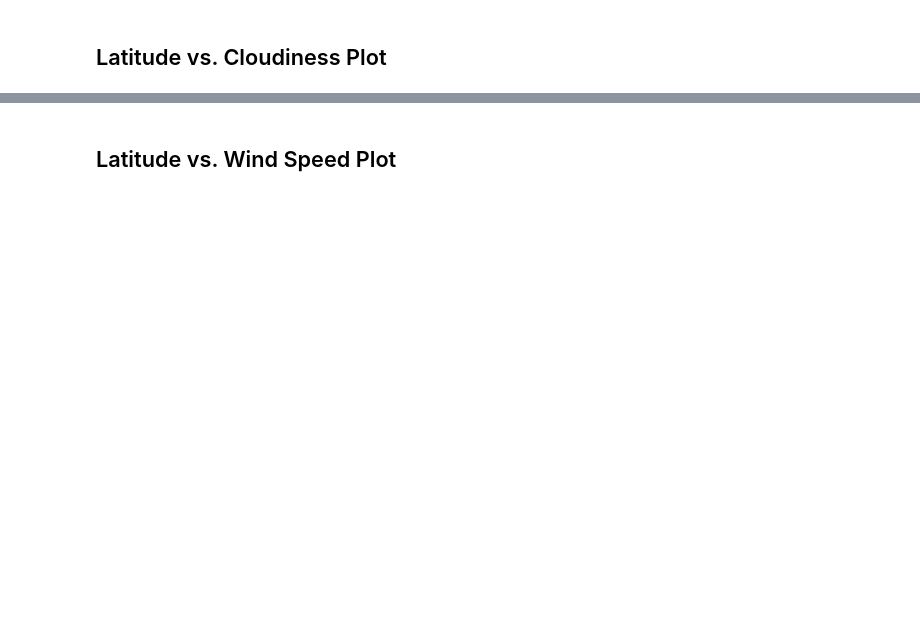
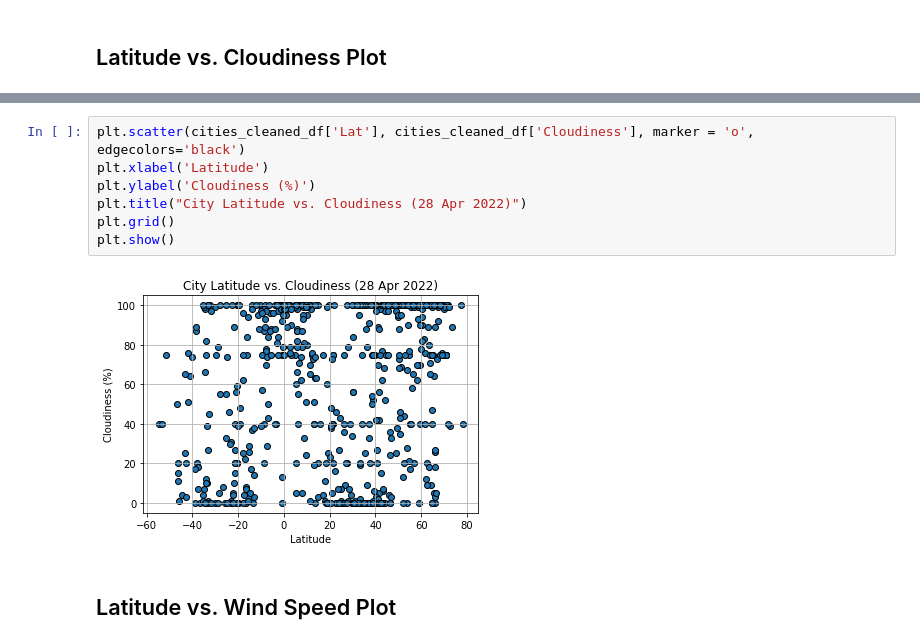
Before and after one commit to RL-Lane/python-api-challenge, a Jupyter notebook: WeatherPy.ipynb, the cells around one changed output, grey strips where cells are left out. Cells and saved outputs as stored; diff of their text form; blank space fills up the shorter version.

```diff
--- a/WeatherPy.ipynb
+++ b/WeatherPy.ipynb
@@ -234,2 +232,11 @@ Int64Index([], dtype='int64')
+# %%
+plt.scatter(cities_cleaned_df['Lat'], cities_cleaned_df['Cloudiness'], marker = 'o', edgecolors='black')
+plt.xlabel('Latitude')
+plt.ylabel('Cloudiness (%)')
+plt.title("City Latitude vs. Cloudiness (28 Apr 2022)")
+plt.grid()
+plt.show()
+# %% [output]
+[figure, added]
 # %% [markdown]
 ## Latitude vs. Wind Speed Plot
```
Also changed, not shown: parts of 30 cells of this notebook, 20 other files.
